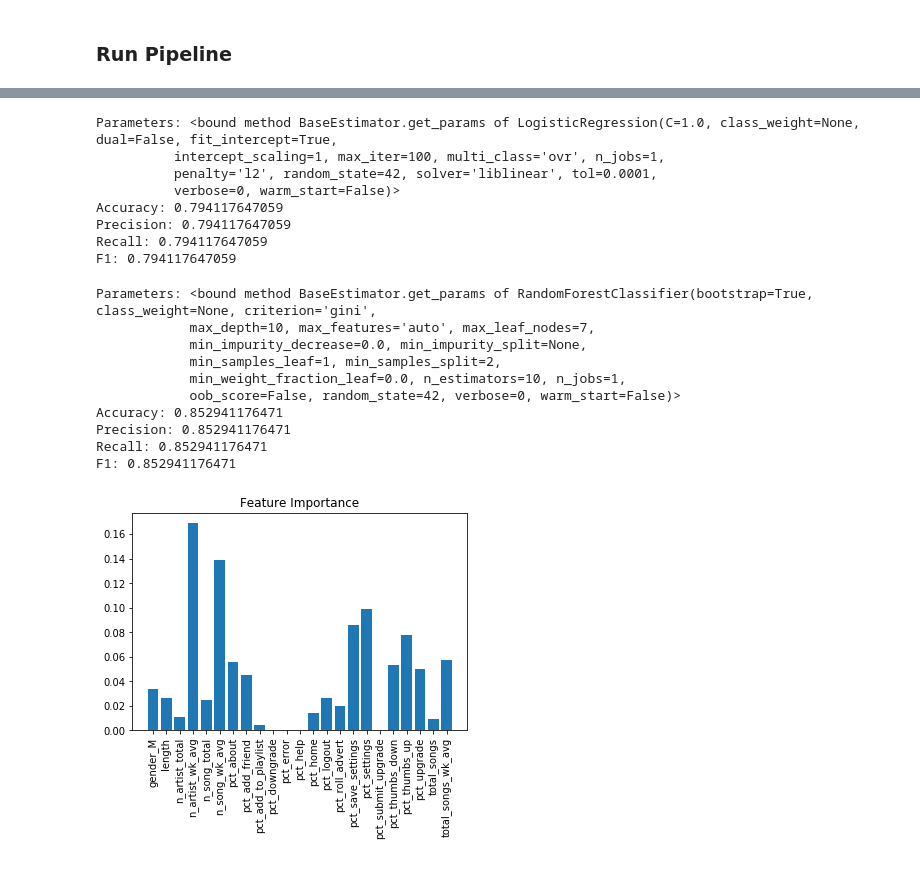
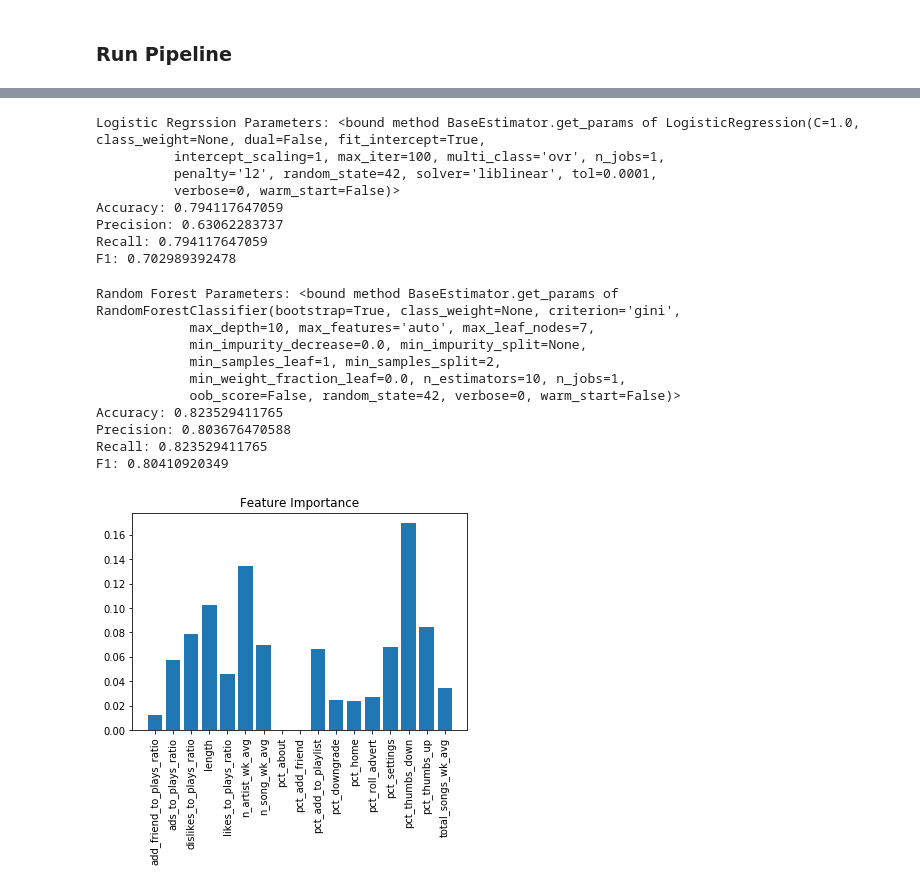
Before and after one commit to mking01/churn_modeling, a Jupyter notebook: Sparkify_Modularized.ipynb, the cells around one changed output, grey strips where cells are left out. Drawn from its saved outputs; the diff is of its cells as text; code cells hidden in the pictures.

Commit message:
Update Sparkify_Modularized.ipynb
Added more features (ratios)

```diff
--- a/Sparkify_Modularized.ipynb
+++ b/Sparkify_Modularized.ipynb
@@ -95,6 +95,7 @@ def engineer_features(df):
                                         .rename(columns = {'song': 'total_listens'})) \
                                         .reset_index() \
                                         .rename(columns = {'index': 'userId', 0: 'total_songs'})
+
     # Get other aggregate statistics at the user level
     df_agg = df.groupby('userId')['gender','length','location','ts2','churn'] \
                 .max().rename(columns = {'ts2': 'max_date'})
@@ -141,6 +142,23 @@ def engineer_features(df):
     # Truncate location to state level only
     df_merged['location'] = df_merged['location'].str[-2:]
 
+    # Find total page visits per type per user
+    total_visits_df = df.groupby(['userId','page'])['page'].count().rename('total_visits').reset_index()
+    total_visits_df = pd.pivot_table(total_visits_df, values = ['total_visits'], index = ['userId'], columns = ['page']) \
+                        .reset_index().fillna(0)
+
+    # Clean column names and return object
+    total_visits_df.columns = ["_".join((j,k)) for j,k in total_visits_df.columns]
+    total_visits_df.columns = [j.lower() for j in total_visits_df.columns]
+    total_visits_df.columns = [j.replace(' ','_') for j in total_visits_df.columns]
+    total_visits_df = total_visits_df.rename(columns = {'userid_': 'userId'})
+
+    # Merge and create ratio columns
+    df_merged = df_merged.merge(total_visits_df, on = 'userId')
+    df_merged['likes_to_plays_ratio'] = df_merged['total_visits_thumbs_up'] / df_merged['total_songs']
+    df_merged['dislikes_to_plays_ratio'] = df_merged['total_visits_thumbs_down'] / df_merged['total_songs']
+    df_merged['ads_to_plays_ratio'] = df_merged['total_visits_roll_advert'] / df_merged['total_songs']
+
     return df_merged
 # %% [markdown]
 ### Create Pipeline
@@ -148,7 +166,13 @@ def engineer_features(df):
 def prep_for_modeling(df):
 
     # Drop columns not needed for modeling
-    df = df.drop(['max_date', 'userId', 'location', 'pct_cancel', 'pct_cancellation_confirmation', 'pct_submit_downgrade'], axis = 1)
+    df = df.drop(['max_date', 'userId', 'location', 'pct_cancel', 'pct_cancellation_confirmation', 'pct_submit_downgrade', \
+                  'n_song_total', 'n_artist_total', 'total_songs', 'pct_help', 'pct_error', 'pct_upgrade', 'pct_submit_upgrade', \
+                  'pct_save_settings', 'gender', 'total_visits_about','total_visits_add_friend','total_visits_add_to_playlist','total_visits_cancel', \
+                    'total_visits_cancellation_confirmation','total_visits_downgrade','total_visits_error','total_visits_help', \
+                    'total_visits_home','total_visits_logout','total_visits_nextsong','total_visits_roll_advert', 'pct_logout', 'total_visits_settings', \
+                    'total_visits_save_settings','total_visits_submit_downgrade','total_visits_submit_upgrade','total_visits_thumbs_down', \
+                    'total_visits_thumbs_up','total_visits_upgrade'], axis = 1)
 
     # Separate X and Y
     y = pd.DataFrame(df['churn'])
@@ -156,7 +180,7 @@ def prep_for_modeling(df):
     X = df[modeling_cols]
 
     # Encode categoricals
-    X = pd.get_dummies(X, drop_first = True, dummy_na=False)
+    #X = pd.get_dummies(X, drop_first = True, dummy_na=False)
 
     # Normalize
     X_2 = Normalizer().fit_transform(X)
@@ -173,11 +197,12 @@ Split the full dataset into train, test, and validation sets. Test out several o
 # Build evaluation function
 def __evaluate_model(y_test, y_preds):
     accuracy = accuracy_score(y_test, y_preds)
-    precision = precision_score(y_test, y_preds, average = 'micro')
-    recall = recall_score(y_test, y_preds, average = 'micro')
-    f1 = f1_score(y_test, y_preds, average = 'micro')
+    precision = precision_score(y_test, y_preds, average = 'weighted')
+    recall = recall_score(y_test, y_preds, average = 'weighted')
+    f1 = f1_score(y_test, y_preds, average = 'weighted')
+    auc = roc_auc_score(y_test, y_preds, average = 'weighted')
 
-    return accuracy, precision, recall, f1
+    return accuracy, precision, recall, f1, auc
 # %%
 def __get_feature_importance(model):
 
@@ -211,7 +236,7 @@ def get_logistic_model(model, X_train, y_train, X_test):
 # %% [markdown]
 ### Random Forest Classifier
 # %%
-def get_rf_model(model, X_train, y_train, X_test):
+def get_rf_model(X_train, y_train, X_test):
 
     # Create modeling object
     model = RandomForestClassifier(random_state = 42, max_depth = 10, max_leaf_nodes = 7)
@@ -224,13 +249,13 @@ def get_rf_model(model, X_train, y_train, X_test):
     y_preds = model.predict(X_test)
 
     # Evaluate
-    accuracy, precision, recall, f1 = __evaluate_model(y_test, y_preds)
+    accuracy, precision, recall, f1, auc = __evaluate_model(y_test, y_preds)
 
 
     # Feature Importance plot
     imp_df = __get_feature_importance(model)
 
-    return params, accuracy, precision, recall, f1, imp_df
+    return params, accuracy, precision, recall, f1, auc, imp_df
 # %% [markdown]
 ### Gradient Boosted Classifier
 # %%
@@ -261,11 +301,6 @@ def get_gb_model(model, X_train, y_train, X_test):
 # %%
-path = 'mini_sparkify_event_data.json'
-
-df = load_and_preprocess_data(path)
-df = flag_churn(df)
-df = engineer_features(df)
 df, X_train, X_test, y_train, y_test = prep_for_modeling(df)
-params, accuracy, precision, recall, f1 = get_logistic_model(model, X_train, y_train, X_test)
+params, accuracy, precision, recall, f1, auc = get_logistic_model(X_train, y_train, X_test)
 
 print('Logistic Regrssion Parameters:', params)
 print('Accuracy:', accuracy)
@@ -273,40 +308,40 @@ print('Precision:', precision)
 print('Recall:', recall)
 print('F1:', f1)
 # %% [output]
-Parameters: <bound method BaseEstimator.get_params of LogisticRegression(C=1.0, class_weight=None, dual=False, fit_intercept=True,
+Logistic Regrssion Parameters: <bound method BaseEstimator.get_params of LogisticRegression(C=1.0, class_weight=None, dual=False, fit_intercept=True,
           intercept_scaling=1, max_iter=100, multi_class='ovr', n_jobs=1,
           penalty='l2', random_state=42, solver='liblinear', tol=0.0001,
           verbose=0, warm_start=False)>
 Accuracy: 0.794117647059
-Precision: 0.794117647059
+Precision: 0.63062283737
 Recall: 0.794117647059
-F1: 0.794117647059
+F1: 0.702989392478
 # %%
-params, accuracy, precision, recall, f1, imp_df = get_rf_model(model, X_train, y_train, X_test)
+params, accuracy, precision, recall, f1, auc, imp_df = get_rf_model(X_train, y_train, X_test)
 
 print('Random Forest Parameters:', params)
 print('Accuracy:', accuracy)
 print('Precision:', precision)
 print('Recall:', recall)
 print('F1:', f1)
 
 
 # Create plot
 plt.figure()
 plt.title("Feature Importance")
 plt.bar(imp_df['Variable'], imp_df['Importance'])
 plt.xticks(rotation=90)
 plt.show()
 # %% [output]
-Parameters: <bound method BaseEstimator.get_params of RandomForestClassifier(bootstrap=True, class_weight=None, criterion='gini',
+Random Forest Parameters: <bound method BaseEstimator.get_params of RandomForestClassifier(bootstrap=True, class_weight=None, criterion='gini',
             max_depth=10, max_features='auto', max_leaf_nodes=7,
             min_impurity_decrease=0.0, min_impurity_split=None,
             min_samples_leaf=1, min_samples_split=2,
             min_weight_fraction_leaf=0.0, n_estimators=10, n_jobs=1,
             oob_score=False, random_state=42, verbose=0, warm_start=False)>
-Accuracy: 0.852941176471
-Precision: 0.852941176471
-Recall: 0.852941176471
-F1: 0.852941176471
+Accuracy: 0.823529411765
+Precision: 0.803676470588
+Recall: 0.823529411765
+F1: 0.80410920349
-[figure, old version]
+[figure, new version]
 # %%
```
Also changed, not shown: parts of 5 cells of this notebook.
